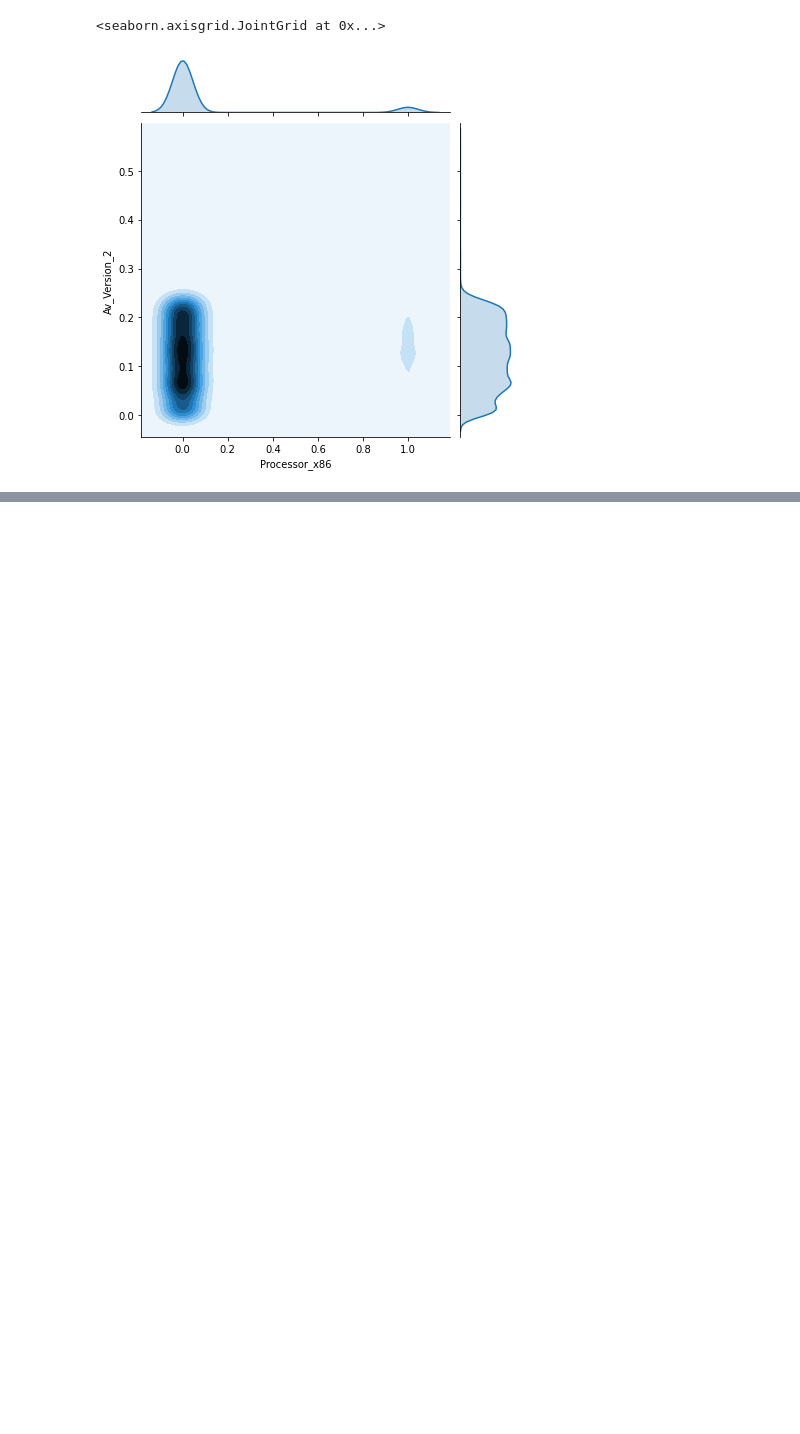
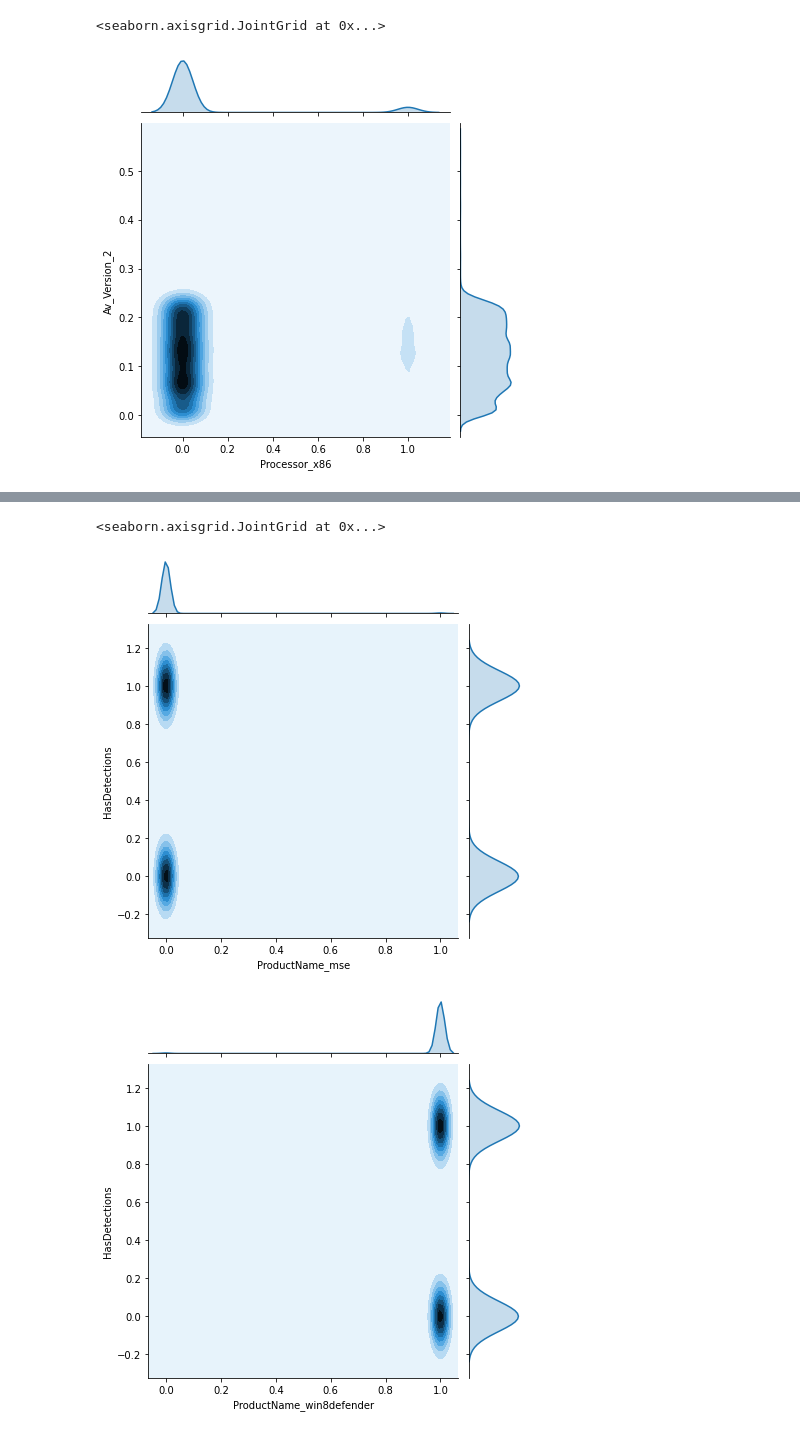
Before and after one commit to mshaio/Cyber, a Jupyter notebook: MicrosoftMalwarePredictionData/PC Virus Infection NN.ipynb, the cells around one changed output, grey strips where cells are left out. Saved outputs shown, nothing was run; the diff lists cells and outputs as text; code cells hidden in the pictures; blank space fills up the shorter version.

```diff
--- a/MicrosoftMalwarePredictionData/PC Virus Infection NN.ipynb
+++ b/MicrosoftMalwarePredictionData/PC Virus Infection NN.ipynb
@@ -546,0 +547,10 @@ sns.jointplot(x="ProductName_win8defender", y="Av_Version_2", data=nn_input[:100
+# %%
+# sns.jointplot(x="ProductName_fep", y="HasDetections", data=nn_input[:10000], kind="kde")
+sns.jointplot(x="ProductName_mse", y="HasDetections", data=nn_input[:10000], kind="kde")
+# sns.jointplot(x="ProductName_mseprerelease", y="HasDetections", data=nn_input[:10000], kind="kde")
+# sns.jointplot(x="ProductName_scep", y="HasDetections", data=nn_input[:10000], kind="kde")
+sns.jointplot(x="ProductName_win8defender", y="HasDetections", data=nn_input[:10000], kind="kde")
+# %% [output]
+<seaborn.axisgrid.JointGrid at 0x...>
+[figure, added]
+[figure, added]
```
Also changed, not shown: parts of 9 cells of this notebook.
